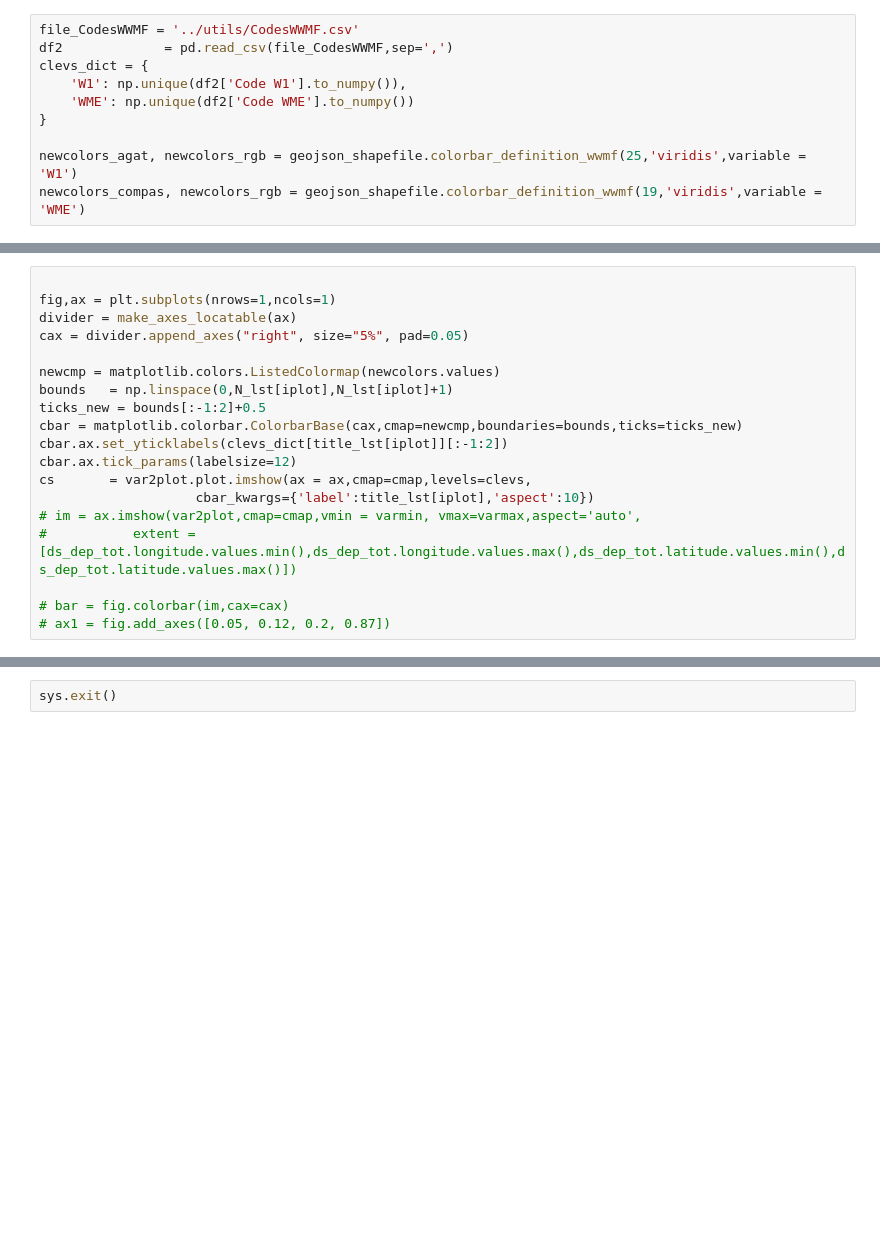
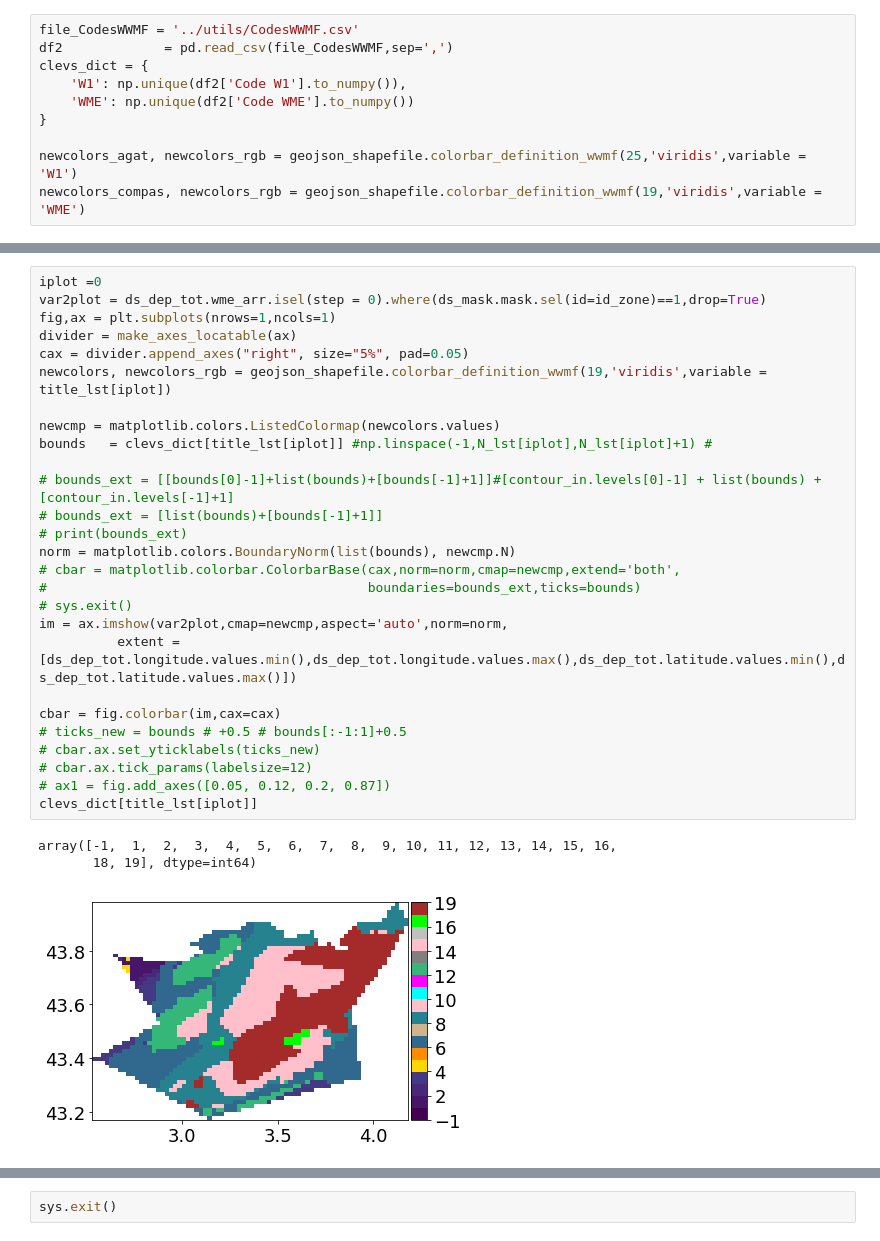
Before and after one commit to GabsRSA/stageemi, a Jupyter notebook: stageemi/notebooks_Mary/plots_agregation.ipynb, the cells around one changed output, grey strips where cells are left out. Saved outputs shown, nothing was run; the diff lists cells and outputs as text; blank space fills up the shorter version.

```diff
--- a/stageemi/notebooks_Mary/plots_agregation.ipynb
+++ b/stageemi/notebooks_Mary/plots_agregation.ipynb
@@ -201,19 +203,31 @@ for dep_id in echeance_dict.keys():
 # %%
-
+iplot =0
+var2plot = ds_dep_tot.wme_arr.isel(step = 0).where(ds_mask.mask.sel(id=id_zone)==1,drop=True)
 fig,ax = plt.subplots(nrows=1,ncols=1)
 divider = make_axes_locatable(ax)
 cax = divider.append_axes("right", size="5%", pad=0.05)
+newcolors, newcolors_rgb = geojson_shapefile.colorbar_definition_wwmf(19,'viridis',variable = title_lst[iplot])
 
 newcmp = matplotlib.colors.ListedColormap(newcolors.values)
-bounds   = np.linspace(0,N_lst[iplot],N_lst[iplot]+1)
-ticks_new = bounds[:-1:2]+0.5
-cbar = matplotlib.colorbar.ColorbarBase(cax,cmap=newcmp,boundaries=bounds,ticks=ticks_new)
-cbar.ax.set_yticklabels(clevs_dict[title_lst[iplot]][:-1:2])
-cbar.ax.tick_params(labelsize=12)
-cs       = var2plot.plot.imshow(ax = ax,cmap=cmap,levels=clevs,
-                    cbar_kwargs={'label':title_lst[iplot],'aspect':10})
-# im = ax.imshow(var2plot,cmap=cmap,vmin = varmin, vmax=varmax,aspect='auto',
-#           extent = [ds_dep_tot.longitude.values.min(),ds_dep_tot.longitude.values.max(),ds_dep_tot.latitude.values.min(),ds_dep_tot.latitude.values.max()])
+bounds   = clevs_dict[title_lst[iplot]] #np.linspace(-1,N_lst[iplot],N_lst[iplot]+1) #
 
-# bar = fig.colorbar(im,cax=cax)
+# bounds_ext = [[bounds[0]-1]+list(bounds)+[bounds[-1]+1]]#[contour_in.levels[0]-1] + list(bounds) +[contour_in.levels[-1]+1]
+# bounds_ext = [list(bounds)+[bounds[-1]+1]]
+# print(bounds_ext)
+norm = matplotlib.colors.BoundaryNorm(list(bounds), newcmp.N)
+# cbar = matplotlib.colorbar.ColorbarBase(cax,norm=norm,cmap=newcmp,extend='both',
+#                                         boundaries=bounds_ext,ticks=bounds)
+# sys.exit()
+im = ax.imshow(var2plot,cmap=newcmp,aspect='auto',norm=norm,
+          extent = [ds_dep_tot.longitude.values.min(),ds_dep_tot.longitude.values.max(),ds_dep_tot.latitude.values.min(),ds_dep_tot.latitude.values.max()])
+
+cbar = fig.colorbar(im,cax=cax)
+# ticks_new = bounds # +0.5 # bounds[:-1:1]+0.5
+# cbar.ax.set_yticklabels(ticks_new)
+# cbar.ax.tick_params(labelsize=12)
 # ax1 = fig.add_axes([0.05, 0.12, 0.2, 0.87])
+clevs_dict[title_lst[iplot]]
+# %% [output]
+array([-1,  1,  2,  3,  4,  5,  6,  7,  8,  9, 10, 11, 12, 13, 14, 15, 16,
+       18, 19], dtype=int64)
+[figure, added]
```
Also changed, not shown: parts of 3 cells of this notebook.
